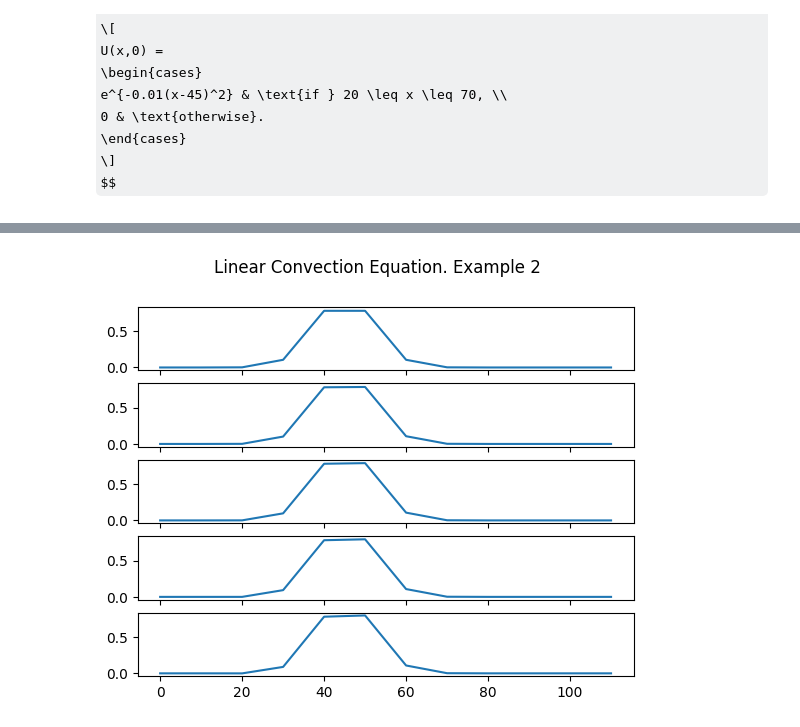
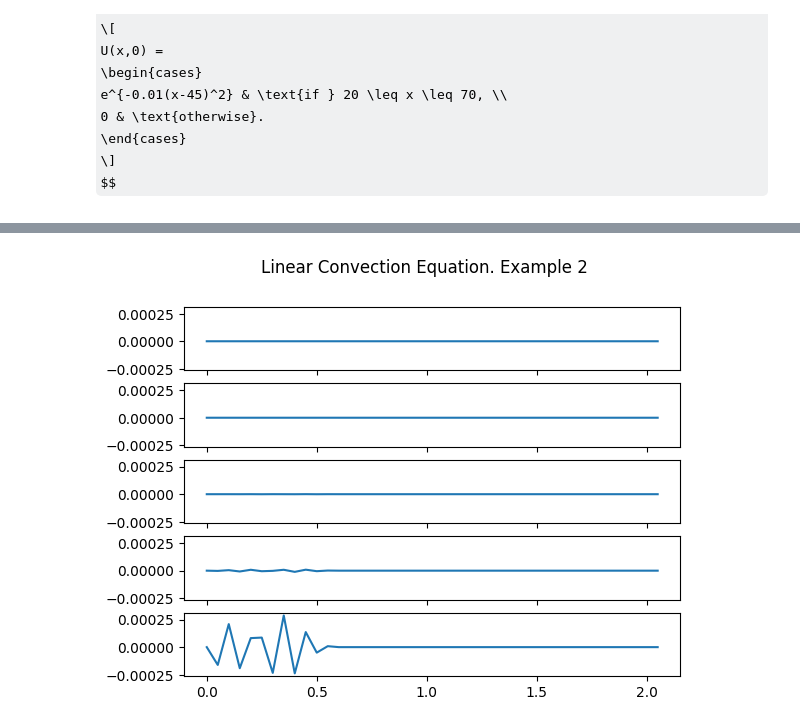
Before and after one commit to omar11205/computationalFluidDynamics, a Jupyter notebook: 1DLinearConvectionEquation.ipynb, the cells around one changed output, grey strips where cells are left out. Drawn from its saved outputs; the diff is of its cells as text; code cells hidden in the pictures; some formulas as TeX source.

```diff
--- a/1DLinearConvectionEquation.ipynb
+++ b/1DLinearConvectionEquation.ipynb
@@ -184,15 +185,15 @@ un = np.ones(number_grid_points_x) #temporary arrays of ones
 # defining a results matrix
 rows = number_grid_points_x
 columns = number_of_timesteps
-matrix = np.empty((rows, columns))
+matrix = np.empty((rows, columns+1))
 
 # storing the initial conditions np.array as time 0 solution
-# matrix[:,0] = u
+matrix[:,0] = u
 
 for n in range(number_of_timesteps): # run from 0 to number_of_timesteps times
     un = u.copy() #copy the existing values of u into un
     for i in range(1, number_grid_points_x): # with backward difference we must start with i = 1
         u[i] = un[i] - c*dt/dx*(un[i] - un[i-1])
-    matrix[:,n] = u
-print(matrix)
+    matrix[:,n+1] = u
+print(matrix.shape)
 # %% [output]
@@ -227,12 +220,12 @@ plt.show()
 
 With `total_x_length` = 100,  the spatial domain is $x_i\in(0,100)$. The discretization of the temporal domain: 25 time steps with a length of $0.025s$ each timestep. Forward discretization for temporal and spatial domains Eq. (10).
 # %%
-total_x_lenght = 100
-number_grid_points_x = 11
+total_x_lenght = 2
+number_grid_points_x = 41
 dx = total_x_lenght / (number_grid_points_x-1)
 number_of_timesteps = 25
 dt = 0.025
-c = 0.5
+c = 1
 print(dx)
 print(dt)
 # %% [output]
@@ -254,9 +247,16 @@ $$
 # computational domain
 x_0 = np.linspace(0, total_x_lenght, number_grid_points_x)
 
+
+# percentage of the data for initial wave location
+low = 20
+# percentage of the data for final wave location
+up = 20
+
 #append an extra x = 0 to x_0 for the forward in space
-x_0 = np.append(x_0, 110.)
-u_0 = np.where((x_0 >= 20) & (x_0 <= 70), np.exp(-0.01*(x_0-45)**2),0)
+x_0 = np.append(x_0, x_0[-1] + dx)
+u_0 = np.where((x_0 >= total_x_lenght*low/100) & (x_0 <= total_x_lenght*up/70), np.exp(-0.005*(x_0-45)**2),0)
 
+print(x_0)
 print(u_0)
 # %% [output]
@@ -277,7 +289,10 @@ matrix[:,0] = u_0
 for n in range(number_of_timesteps): # run from 0 to number_of_timesteps times
     un = u_0.copy() #copy the existing values of u into un
     for i in range(1, number_grid_points_x): # with backward difference we must start with i = 1
-        u_0[i] = un[i] - c*dt/dx*(un[i+1] - un[i])
+        u_0[i] = un[i] - c*(dt/dx)*(un[i+1] - un[i])
     matrix[:,n+1] = u_0
 print(matrix.shape)
+matrix = matrix.transpose()
+print(matrix[0])
+print(matrix[1])
 # %% [output]
@@ -286,8 +316,8 @@ print(matrix.shape)
 # %%
 fig, axs = plt.subplots(5, sharex=True, sharey=True)
 fig.suptitle('Linear Convection Equation. Example 2')
 
 for i in range(0,5):
-    axs[i].plot(np.linspace(0, total_x_lenght+dx, number_grid_points_x+1), matrix[:,i*5])
+    axs[i].plot(np.linspace(0, total_x_lenght+dx, number_grid_points_x+1), matrix[i*5,:])
 # %% [output]
-[figure, old version]
+[figure, new version]
```
Also changed, not shown: parts of 7 cells of this notebook, 1 other file.
